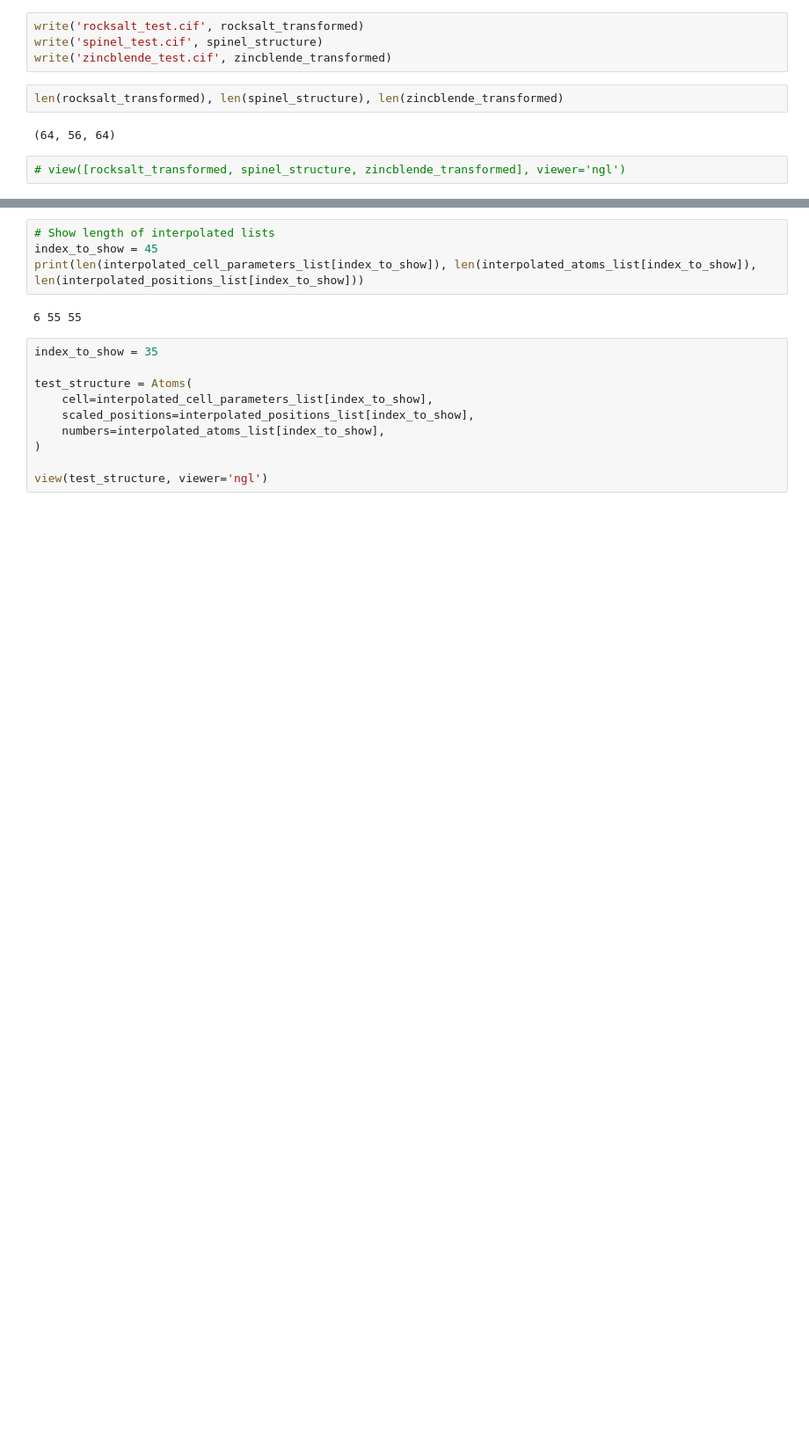
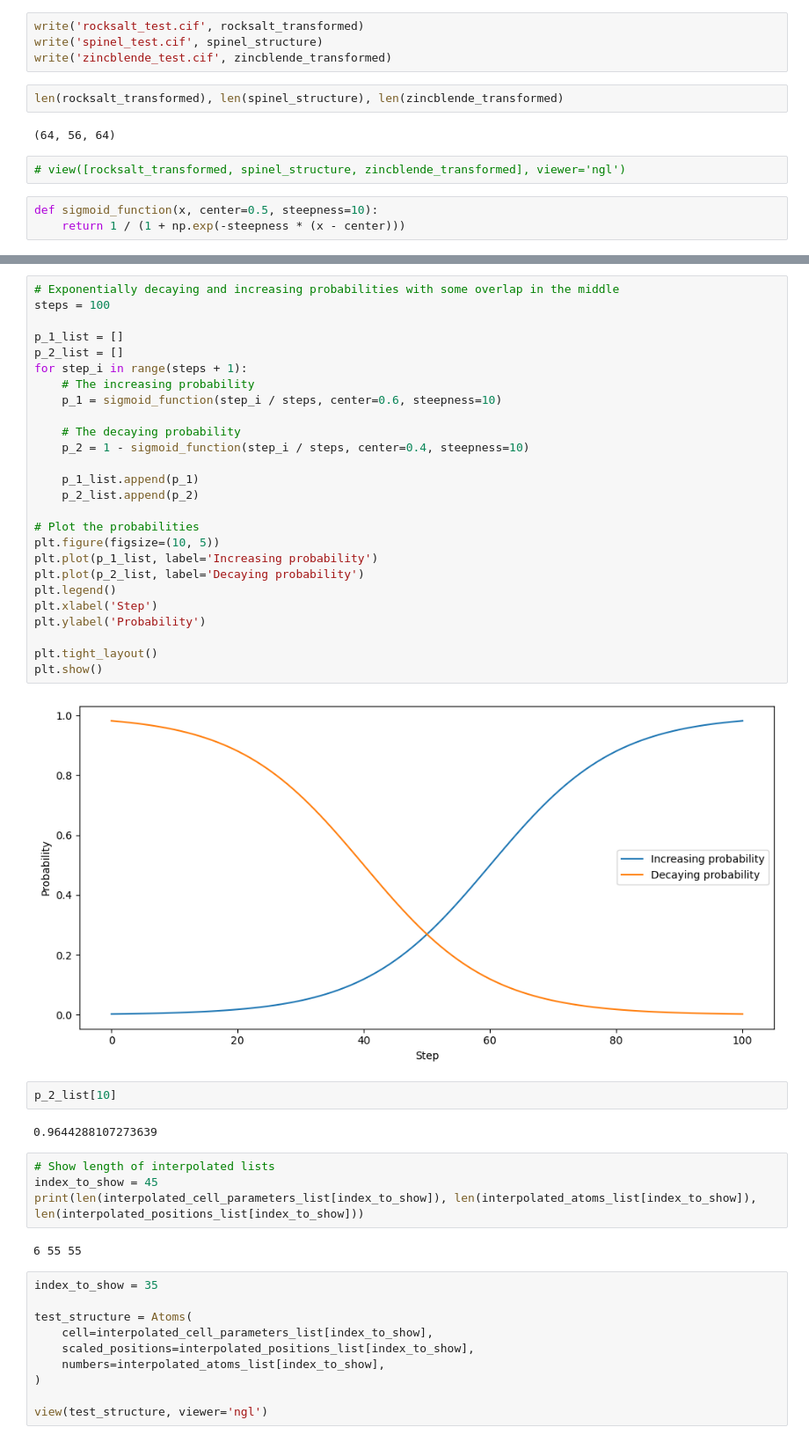
Before and after one commit to UlrikFriisJensen/ToSCA, a Jupyter notebook: interpolation_structures.ipynb, the cells around one changed output, grey strips where cells are left out. Shown at 88% size. Cells and saved outputs as stored; diff of their text form; blank space fills up the shorter version.

```diff
--- a/interpolation_structures.ipynb
+++ b/interpolation_structures.ipynb
@@ -375,6 +375,9 @@ len(rocksalt_transformed), len(spinel_structure), len(zincblende_transformed)
 (64, 56, 64)
 # %%
 # view([rocksalt_transformed, spinel_structure, zincblende_transformed], viewer='ngl')
+# %%
+def sigmoid_function(x, center=0.5, steepness=10):
+    return 1 / (1 + np.exp(-steepness * (x - center)))
 # %%
 # Define interpolation functions for the structures
 def rocksalt_to_spinel(rocksalt_structure, spinel_structure, interpolation_steps=10, atom_samples=5, identification_threshold=0.1):
@@ -529,3 +769,35 @@ for interpolation_i in range(len(interp_step_list)):
+# %%
+# Exponentially decaying and increasing probabilities with some overlap in the middle
+steps = 100
+
+p_1_list = []
+p_2_list = []
+for step_i in range(steps + 1):
+    # The increasing probability
+    p_1 = sigmoid_function(step_i / steps, center=0.6, steepness=10)
+
+    # The decaying probability
+    p_2 = 1 - sigmoid_function(step_i / steps, center=0.4, steepness=10)
+
+    p_1_list.append(p_1)
+    p_2_list.append(p_2)
+
+# Plot the probabilities
+plt.figure(figsize=(10, 5))
+plt.plot(p_1_list, label='Increasing probability')
+plt.plot(p_2_list, label='Decaying probability')
+plt.legend()
+plt.xlabel('Step')
+plt.ylabel('Probability')
+
+plt.tight_layout()
+plt.show()
+# %% [output]
+[figure, added]
+# %%
+p_2_list[10]
+# %% [output]
+0.9644288107273639
 # %%
 # Show length of interpolated lists
 index_to_show = 45
```
Also changed, not shown: parts of 6 cells of this notebook, 1 other file.
